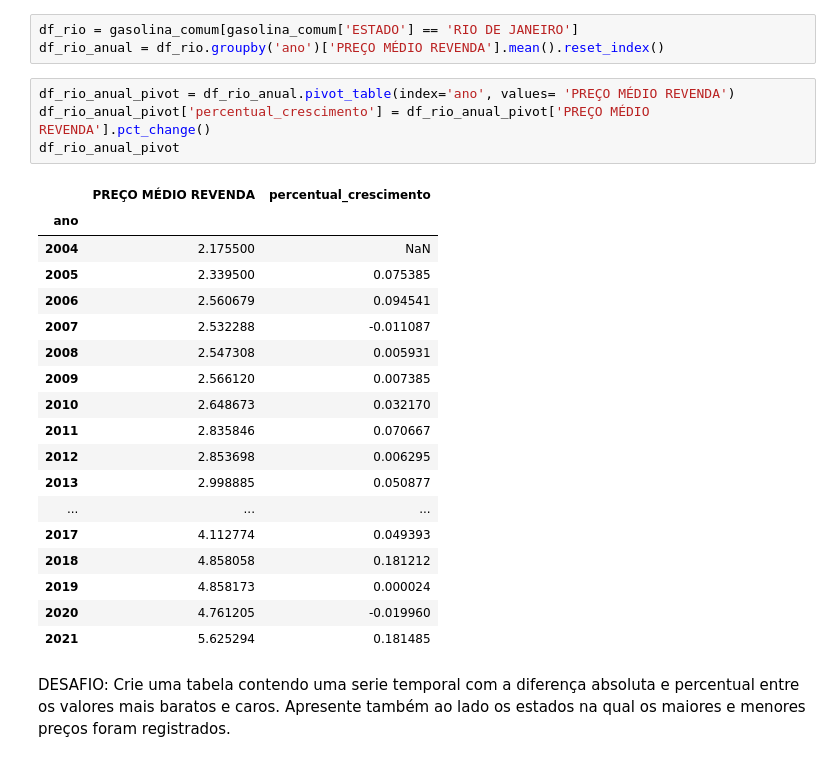
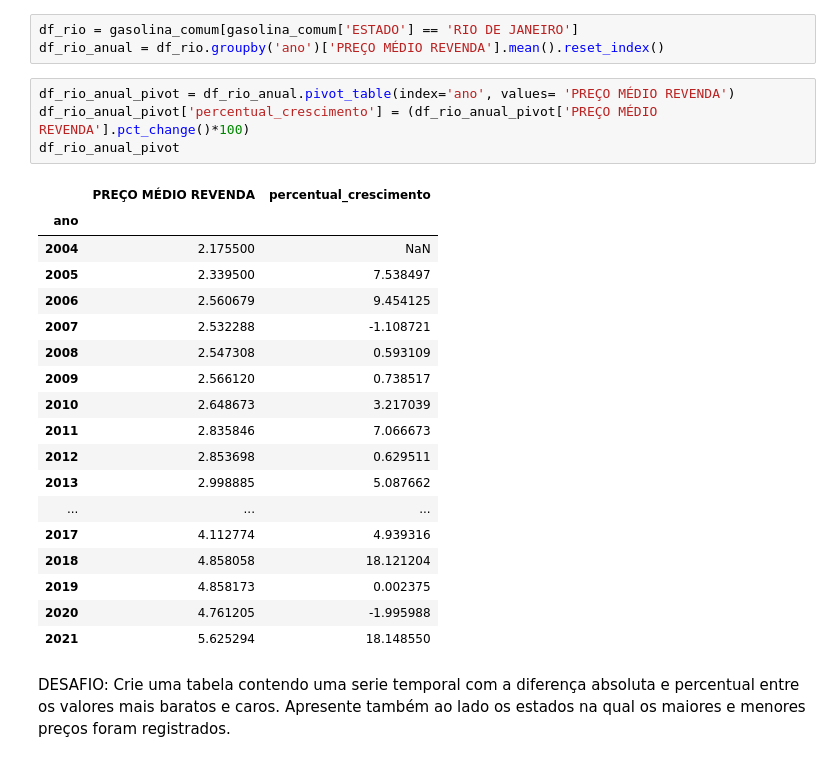
Before and after one commit to julianafrmendes/Business-Analytics, a Jupyter notebook: Analise_preco_gasolina.ipynb, the cells around one changed output. Drawn from its saved outputs; the diff is of its cells as text.

```diff
--- a/Analise_preco_gasolina.ipynb
+++ b/Analise_preco_gasolina.ipynb
@@ -222,27 +246,27 @@ df_rio = gasolina_comum[gasolina_comum['ESTADO'] == 'RIO DE JANEIRO']
 df_rio_anual = df_rio.groupby('ano')['PREÇO MÉDIO REVENDA'].mean().reset_index()
 # %%
 df_rio_anual_pivot = df_rio_anual.pivot_table(index='ano', values= 'PREÇO MÉDIO REVENDA')
-df_rio_anual_pivot['percentual_crescimento'] = df_rio_anual_pivot['PREÇO MÉDIO REVENDA'].pct_change()
+df_rio_anual_pivot['percentual_crescimento'] = (df_rio_anual_pivot['PREÇO MÉDIO REVENDA'].pct_change()*100)
 df_rio_anual_pivot
 # %% [output]
 |  | PREÇO MÉDIO REVENDA | percentual_crescimento |
 | ano |  |  |
 | 2004 | 2.175500 | NaN |
-| 2005 | 2.339500 | 0.075385 |
-| 2006 | 2.560679 | 0.094541 |
-| 2007 | 2.532288 | -0.011087 |
-| 2008 | 2.547308 | 0.005931 |
-| 2009 | 2.566120 | 0.007385 |
-| 2010 | 2.648673 | 0.032170 |
-| 2011 | 2.835846 | 0.070667 |
-| 2012 | 2.853698 | 0.006295 |
-| 2013 | 2.998885 | 0.050877 |
+| 2005 | 2.339500 | 7.538497 |
+| 2006 | 2.560679 | 9.454125 |
+| 2007 | 2.532288 | -1.108721 |
+| 2008 | 2.547308 | 0.593109 |
+| 2009 | 2.566120 | 0.738517 |
+| 2010 | 2.648673 | 3.217039 |
+| 2011 | 2.835846 | 7.066673 |
+| 2012 | 2.853698 | 0.629511 |
+| 2013 | 2.998885 | 5.087662 |
 | ... | ... | ... |
-| 2017 | 4.112774 | 0.049393 |
-| 2018 | 4.858058 | 0.181212 |
-| 2019 | 4.858173 | 0.000024 |
-| 2020 | 4.761205 | -0.019960 |
-| 2021 | 5.625294 | 0.181485 |
+| 2017 | 4.112774 | 4.939316 |
+| 2018 | 4.858058 | 18.121204 |
+| 2019 | 4.858173 | 0.002375 |
+| 2020 | 4.761205 | -1.995988 |
+| 2021 | 5.625294 | 18.148550 |
 # %% [markdown]
 DESAFIO: Crie uma tabela contendo uma serie temporal com a diferença absoluta e percentual entre os valores mais baratos e caros. Apresente também ao lado os estados na qual os maiores e menores preços foram registrados.
 # %%
```
Also changed, not shown: parts of 26 cells of this notebook.
